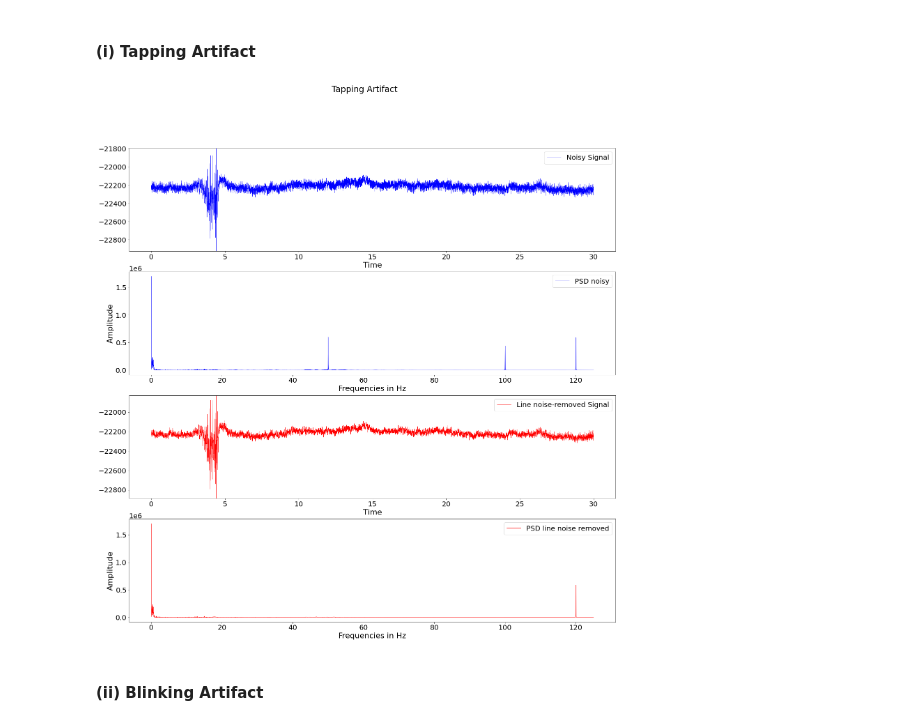
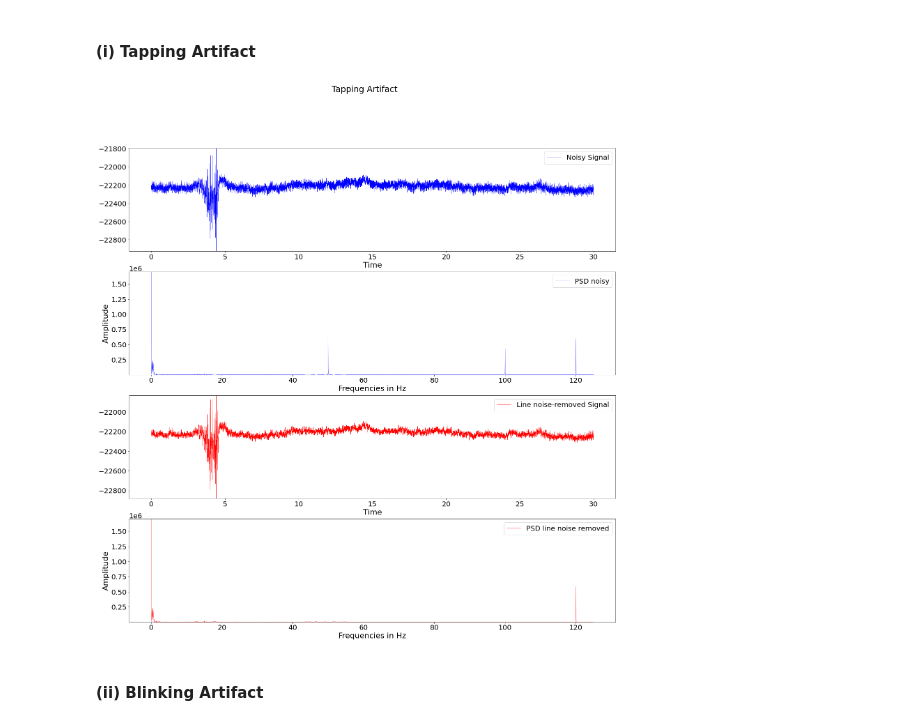
Before and after one commit to Mentalab-hub/explore-happilee, a Jupyter notebook: testing.ipynb, the cells around one changed output. Saved outputs shown, nothing was run; the diff lists cells and outputs as text; code cells hidden in the pictures.

```diff
--- a/testing.ipynb
+++ b/testing.ipynb
@@ -108,42 +101,19 @@ Removed notch frequencies (Hz):
 # %% [markdown]
 #### (i) Tapping Artifact
-# %%
-import matplotlib.pyplot as plt
-
-# d. Plotting the spectrum before and after the Line noise removal
-plt.rcParams['figure.figsize'] = [25, 25]
-SMALL_SIZE = 20
-MEDIUM_SIZE = 22
-BIGGER_SIZE = 24
-plt.rc('font', size = SMALL_SIZE)           # controls default text sizes
-plt.rc('axes', titlesize = MEDIUM_SIZE)     # fontsize of the axes title
-plt.rc('xtick', labelsize = SMALL_SIZE)     # fontsize of the tick labels
-plt.rc('figure', titlesize = BIGGER_SIZE)   # fontsize of the figure title
-plt.rc('axes', labelsize = MEDIUM_SIZE)     # fontsize of the x and y labels
-
-fig, ax = plt.subplots(4,1)
-ax[0].plot(t_tap, ExG_tap_sig[1], color='b', lw=0.5, label='Noisy Signal')
-ax[0].set_ylim([ExG_tap_sig[1].min(), ExG_tap_sig[1].max()])
-ax[0].set_xlabel('Time')
-ax[0].legend()
-
-ax[1].plot(freq_tap[idxs_half_tap], np.abs(psd_tap_sig[idxs_half_tap]), color='b', lw=1, label='PSD noisy')
-ax[1].set_xlabel('Frequencies in Hz')
-ax[1].set_ylabel('Amplitude')
-ax[1].legend()
-
-ax[2].plot(t_tap, ExG_tap_lnrm[1], color='r', lw=0.5, label='Line noise-removed Signal')
-ax[2].set_ylim([ExG_tap_lnrm[1].min(), ExG_tap_lnrm[1].max()])
-ax[2].set_xlabel('Time')
-ax[2].legend()
-
-ax[3].plot(freq_tap[idxs_half_tap], np.abs(psd_tap_lnrm[idxs_half_tap]), color='r', lw=1, label='PSD line noise removed')
-ax[3].set_xlabel('Frequencies in Hz')
-ax[3].set_ylabel('Amplitude')
-ax[3].legend()
-plt.suptitle('Tapping Artifact')
-plt.show()
-# %% [output]
-[figure, removed]
+# %%
+import matplotlib.pyplot as plt
+import plotting
+
+plt.rcParams['figure.figsize'] = [25, 25]
+# d. Plotting the spectrum before and after the Line noise removal
+plotting.subplot(4, 1, 'Tapping Artifact',
+                        x_axes=[t_tap, freq_tap[idxs_half_tap], t_tap, freq_tap[idxs_half_tap]],
+                        y_axes=[ExG_tap_sig[1], np.abs(psd_tap_sig[idxs_half_tap]), ExG_tap_lnrm[1], np.abs(psd_tap_lnrm[idxs_half_tap])],
+                        x_labels=['Time', 'Frequencies in Hz', 'Time', 'Frequencies in Hz'],
+                        y_labels=[None , 'Amplitude', None, 'Amplitude'],
+                        plot_labels=['Noisy Signal', 'PSD noisy', 'Line noise-removed Signal', 'PSD line noise removed'],
+                        plot_colors=['b', 'b', 'r', 'r'])
+# %% [output]
+[figure, added]
 # %% [markdown]
 #### (ii) Blinking Artifact
```
Also changed, not shown: parts of 23 cells of this notebook, 2 other files.
